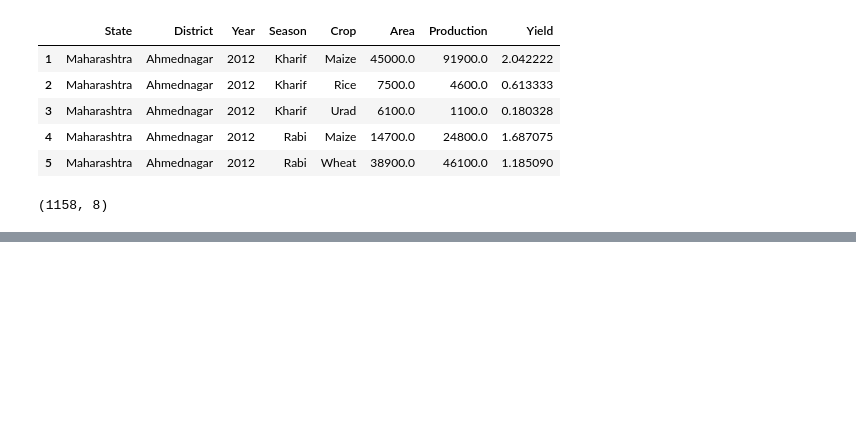
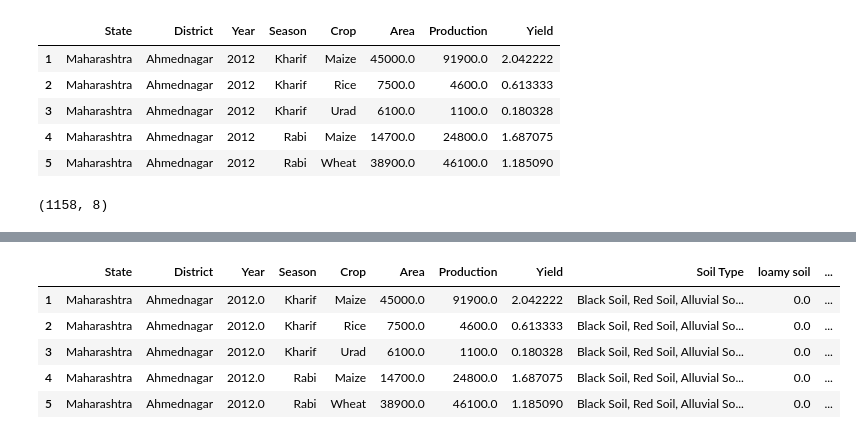
Before and after one commit to vansismishra/FarmElysium, a Jupyter notebook: datacleaning.ipynb, the cells around one changed output, grey strips where cells are left out. Drawn from its saved outputs; the diff is of its cells as text; code cells hidden in the pictures; blank space fills up the shorter version.

```diff
--- a/datacleaning.ipynb
+++ b/datacleaning.ipynb
@@ -308,0 +317,3 @@ df_prod.shape
+# %%
+df_merge = df_merge.reset_index(drop=True)
+df_merge.index += 1
@@ -308,0 +331,7 @@ df_prod.shape
+# %%
+unique_soil_types = set([soil.strip().lower() for types in df_merge['Soil Type'] for soil in types.split(',')])
+soil_dummies = pd.DataFrame({soil_type: [1 if soil_type in types.lower() else 0 for types in df_merge['Soil Type']] for soil_type in unique_soil_types})
+# %%
+soil_dummies = soil_dummies.astype(int)
+# %%
+df_merge = pd.concat([df_merge, soil_dummies], axis=1)
@@ -308,0 +358,9 @@ df_prod.shape
+# %%
+df_merge.head()
+# %% [output]
+|  | State | District | Year | Season | Crop | Area | Production | Yield | Soil Type | loamy soil | ... |
+| 1 | Maharashtra | Ahmednagar | 2012.0 | Kharif | Maize | 45000.0 | 91900.0 | 2.042222 | Black Soil, Red Soil, Alluvial So... | 0.0 | ... |
+| 2 | Maharashtra | Ahmednagar | 2012.0 | Kharif | Rice | 7500.0 | 4600.0 | 0.613333 | Black Soil, Red Soil, Alluvial So... | 0.0 | ... |
+| 3 | Maharashtra | Ahmednagar | 2012.0 | Kharif | Urad | 6100.0 | 1100.0 | 0.180328 | Black Soil, Red Soil, Alluvial So... | 0.0 | ... |
+| 4 | Maharashtra | Ahmednagar | 2012.0 | Rabi | Maize | 14700.0 | 24800.0 | 1.687075 | Black Soil, Red Soil, Alluvial So... | 0.0 | ... |
+| 5 | Maharashtra | Ahmednagar | 2012.0 | Rabi | Wheat | 38900.0 | 46100.0 | 1.185090 | Black Soil, Red Soil, Alluvial So... | 0.0 | ... |
```
Also changed, not shown: parts of 14 cells of this notebook.
